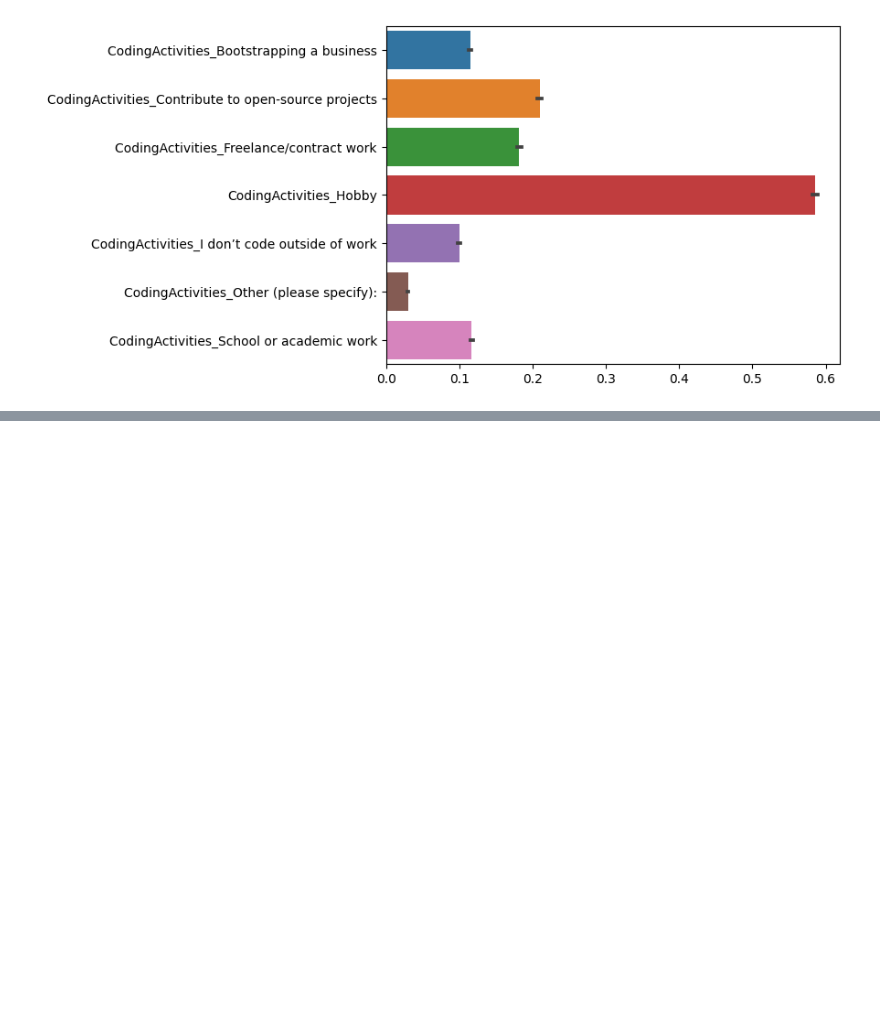
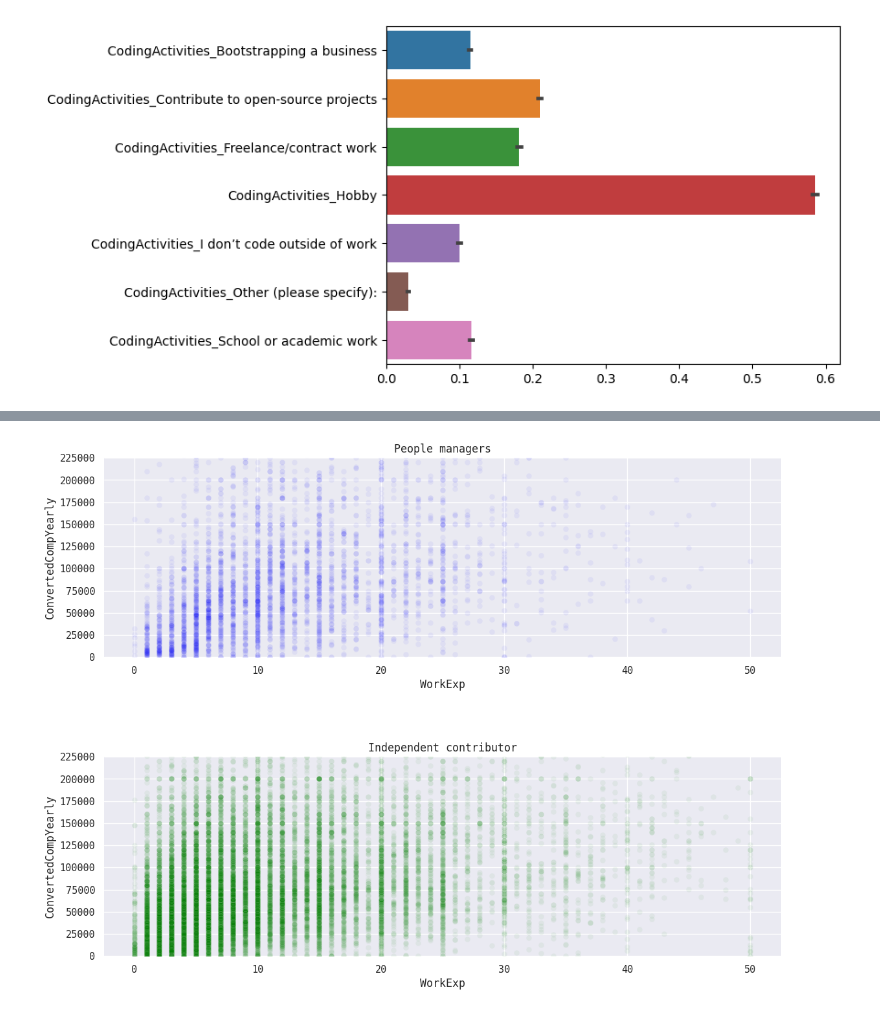
Before and after one commit to ursumarius/developer-survey-analyzing-w-pandas, a Jupyter notebook: data-wrangling/initial-explorative-data-analysis.ipynb, the cells around one changed output, grey strips where cells are left out. Saved outputs shown, nothing was run; the diff lists cells and outputs as text; code cells hidden in the pictures; blank space fills up the shorter version.

```diff
--- a/data-wrangling/initial-explorative-data-analysis.ipynb
+++ b/data-wrangling/initial-explorative-data-analysis.ipynb
@@ -508,0 +545,33 @@ sns.barplot(data=dfa1d_CodingActivities, orient='h')
+# %%
+# plot between years of professional coding exp and pay
+
+mask_people_manager = dfa1d["ICorPM"] == "People manager"
+mask_contributor_not_manager = dfa1d["ICorPM"] == "Independent contributor"
+
+dfa1d_people_managers = dfa1d[mask_people_manager]
+dfa1d_contributors = dfa1d[mask_contributor_not_manager]
+
+
+f, (ax1, ax2) = plt.subplots(2, 1, figsize=(13.5, 10))
+sns.despine(f, left=True, bottom=True)
+
+sns.scatterplot(data=dfa1d_people_managers, x = "WorkExp", y = "ConvertedCompYearly", color='blue', alpha = 0.05, ax=ax1)
+#sns.lmplot(data=dfa1d_people_managers, x='WorkExp', y='ConvertedCompYearly', ax=ax1)
+
+sns.scatterplot(data=dfa1d_contributors, x = "WorkExp", y = "ConvertedCompYearly", color='green', alpha = 0.05 , ax=ax2)
+#sns.lmplot(data=dfa1d_contributors, x='WorkExp', y='ConvertedCompYearly', ax=ax2)
+
+sns.axes_style("darkgrid")
+sns.set(font='Monospace')
+
+ax1.set_ylim(0, 225000)
+ax2.set_ylim(0, 225000)
+
+ax1.title.set_text("People managers")
+ax2.title.set_text("Independent contributor")
+
+plt.subplots_adjust(hspace=0.5)
+
+plt.show()
+# %% [output]
+[figure, added]
```
Also changed, not shown: parts of 8 cells of this notebook.
